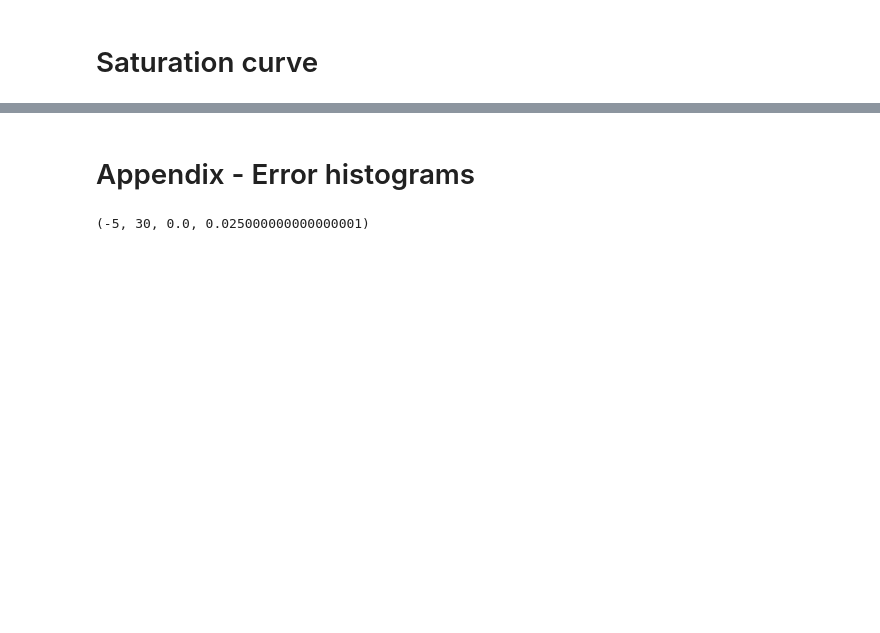
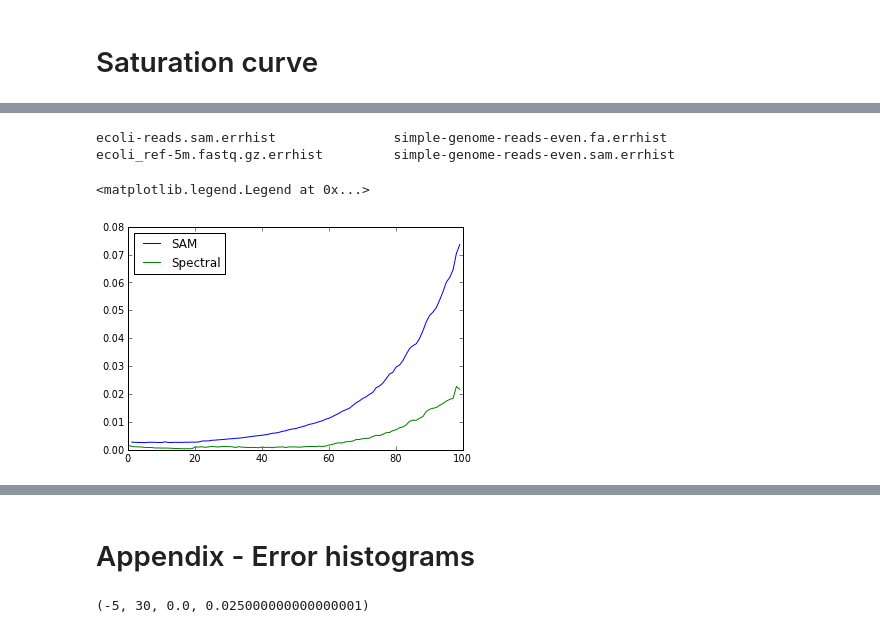
Before and after one commit to ctb/2014-streaming, a Jupyter notebook: pipeline/figures.ipynb, the cells around one changed output, grey strips where cells are left out. Saved outputs shown, nothing was run; the diff lists cells and outputs as text; code cells hidden in the pictures; blank space fills up the shorter version.

```diff
--- a/pipeline/figures.ipynb
+++ b/pipeline/figures.ipynb
@@ -36,0 +37,14 @@ savefig('saturation.pdf')
+# %%
+ls *.errhist
+# %% [output]
+ecoli-reads.sam.errhist               simple-genome-reads-even.fa.errhist
+ecoli_ref-5m.fastq.gz.errhist         simple-genome-reads-even.sam.errhist
+# %%
+ecoli_sam_err = numpy.loadtxt('ecoli-reads.sam.errhist', skiprows=1)
+ecoli_spec_err = numpy.loadtxt('ecoli_ref-5m.fastq.gz.errhist', skiprows=1)
+plot(ecoli_sam_err[:,0], ecoli_sam_err[:,2], 'b-', label='SAM')
+plot(ecoli_spec_err[:,0], ecoli_spec_err[:,2], 'g-', label='Spectral')
+legend(loc='upper left')
+# %% [output]
+<matplotlib.legend.Legend at 0x...>
+[figure, added]
```
Also changed, not shown: parts of 3 cells of this notebook, 6 other files.
